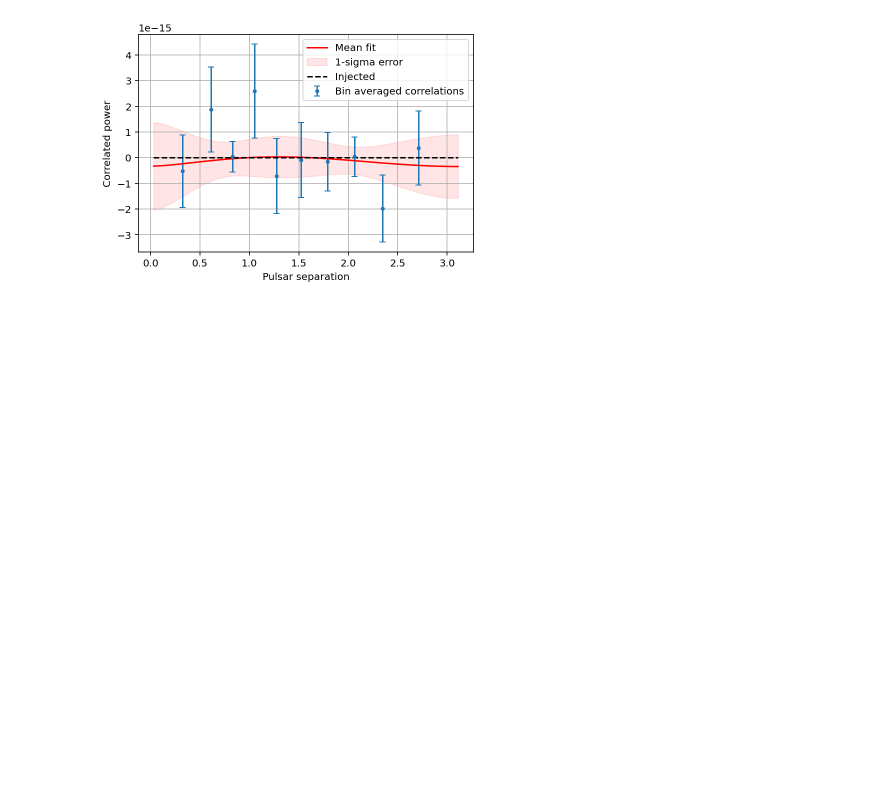
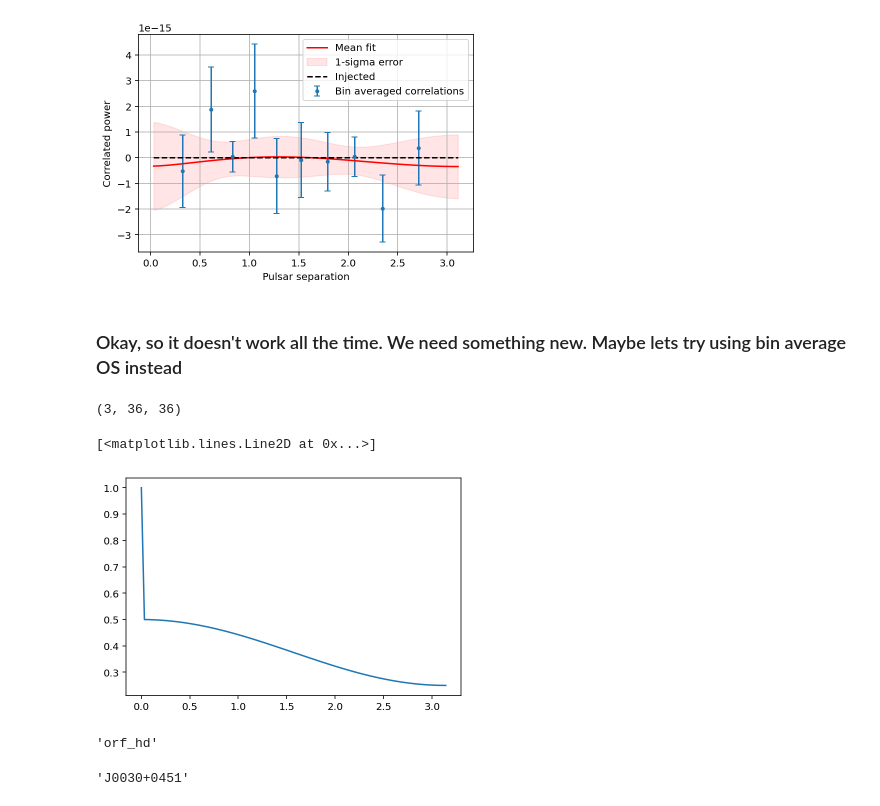
Before and after one commit to GersbachKa/defiant, a Jupyter notebook: notebooks/MCOS_with_PC.ipynb, the cells around one changed output. Cells and saved outputs as stored; diff of their text form; code cells hidden in the pictures; blank space fills up the shorter version.

```diff
--- a/notebooks/MCOS_with_PC.ipynb
+++ b/notebooks/MCOS_with_PC.ipynb
@@ -89,3 +91,5 @@ plt.legend()
 plt.show()
 # %% [output]
 [figure]
+# %% [markdown]
+### Okay, so it doesn't work all the time. We need something new. Maybe lets try using bin average OS instead
@@ -91,0 +116,4 @@ plt.show()
+# %%
+OS_obj._orf_matrix.shape
+# %% [output]
+(3, 36, 36)
@@ -91,0 +122,14 @@ plt.show()
+# %%
+xi_range = np.linspace(0,np.pi,100)
+plt.plot(xi_range,get_orf_function('st')(xi_range))
+# %% [output]
+[<matplotlib.lines.Line2D at 0x...>]
+[figure, added]
+# %%
+get_orf_function('hd').__name__
+# %% [output]
+'orf_hd'
+# %%
+psrs[0].name
+# %% [output]
+'J0030+0451'
```
Also changed, not shown: parts of 3 cells of this notebook, 5 other files.
